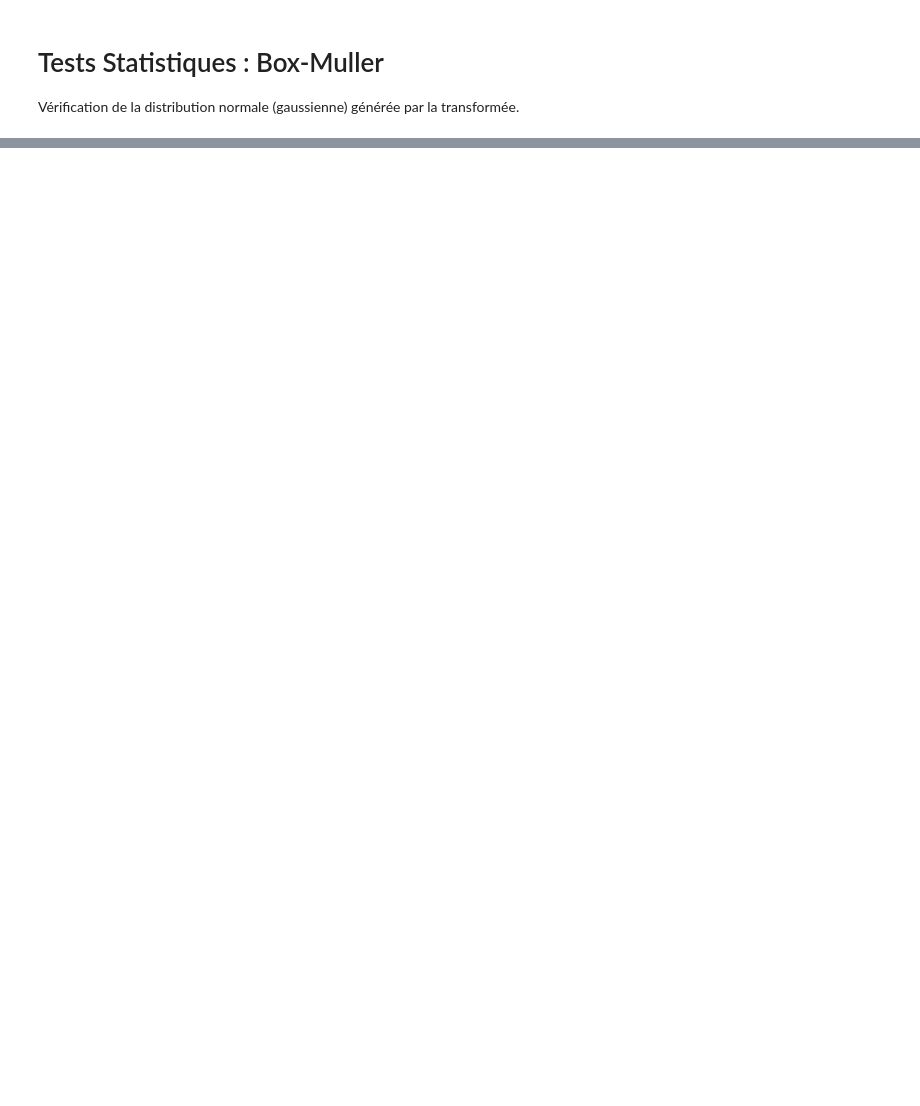
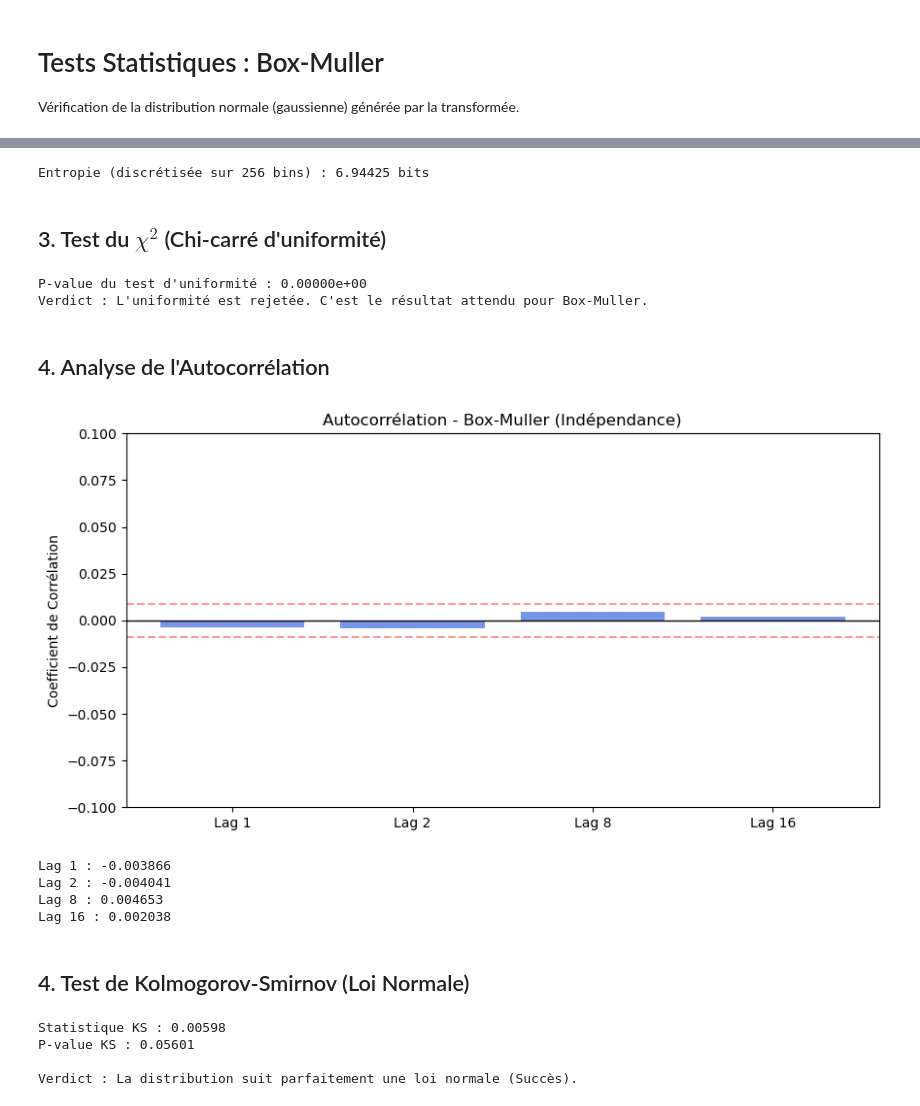
Before and after one commit to ayman-bl/Projet-GNA, a Jupyter notebook: notebooks/box_muller.ipynb, the cells around one changed output, grey strips where cells are left out. Cells and saved outputs as stored; diff of their text form; code cells hidden in the pictures; blank space fills up the shorter version.

```diff
--- a/notebooks/box_muller.ipynb
+++ b/notebooks/box_muller.ipynb
@@ -44,0 +48,73 @@ C'est pourquoi nous n'appliquons pas l'Entropie de Shannon par octet ni le test
+# %%
+def calculate_entropy_discretized(data, bins=256):
+    counts, _ = np.histogram(data, bins=bins)
+    probs = counts / len(data)
+    probs = probs[probs > 0] # On évite log(0)
+    return -np.sum(probs * np.log2(probs))
+
+entropy_val = calculate_entropy_discretized(data_bm)
+print(f"Entropie (discrétisée sur 256 bins) : {entropy_val:.5f} bits")
+# %% [output]
+Entropie (discrétisée sur 256 bins) : 6.94425 bits
+# %% [markdown]
+## 3. Test du $\chi^2$ (Chi-carré d'uniformité)
+# %%
+obs, _ = np.histogram(data_bm, bins=256)
+stat, p_value = chisquare(obs)
+
+print(f"P-value du test d'uniformité : {p_value:.5e}")
+
+if p_value < 0.05:
+    print("Verdict : L'uniformité est rejetée. C'est le résultat attendu pour Box-Muller.")
+else:
+    print("Verdict : Échec inattendu (les données semblent uniformes).")
+# %% [output]
+P-value du test d'uniformité : 0.00000e+00
+Verdict : L'uniformité est rejetée. C'est le résultat attendu pour Box-Muller.
+# %% [markdown]
+## 4. Analyse de l'Autocorrélation
+# %%
+def plot_autocorr_bm(data, lags=[1, 2, 8, 16]):
+    corrs = [np.corrcoef(data[:-lag], data[lag:])[0, 1] for lag in lags]
+
+    plt.figure(figsize=(10, 5))
+    plt.bar([f"Lag {l}" for l in lags], corrs, color='royalblue', alpha=0.7)
+    plt.axhline(y=0, color='black', linestyle='-', linewidth=1)
+
+    plt.axhline(y=1.96/np.sqrt(len(data)), color='red', linestyle='--', alpha=0.4)
+    plt.axhline(y=-1.96/np.sqrt(len(data)), color='red', linestyle='--', alpha=0.4)
+
+    plt.title("Autocorrélation - Box-Muller (Indépendance)")
+    plt.ylabel("Coefficient de Corrélation")
+    plt.ylim(-0.1, 0.1)
+    plt.show()
+
+    for l, c in zip(lags, corrs):
+        print(f"Lag {l} : {c:.6f}")
+
+plot_autocorr_bm(data_bm)
+# %% [output]
+[figure, added]
+Lag 1 : -0.003866
+Lag 2 : -0.004041
+Lag 8 : 0.004653
+Lag 16 : 0.002038
+# %% [markdown]
+## 4. Test de Kolmogorov-Smirnov (Loi Normale)
+# %%
+from scipy.stats import kstest
+
+statistic_ks, p_value_ks = kstest(data_bm, 'norm')
+
+print(f"Statistique KS : {statistic_ks:.5f}")
+print(f"P-value KS : {p_value_ks:.5f}")
+
+if p_value_ks > 0.05:
+    print("\nVerdict : La distribution suit parfaitement une loi normale (Succès).")
+else:
+    print("\nVerdict : Écart significatif par rapport à la loi normale (Échec).")
+# %% [output]
+Statistique KS : 0.00598
+P-value KS : 0.05601
+
+Verdict : La distribution suit parfaitement une loi normale (Succès).
```
Also changed, not shown: parts of 6 cells of this notebook, 14 other files.
